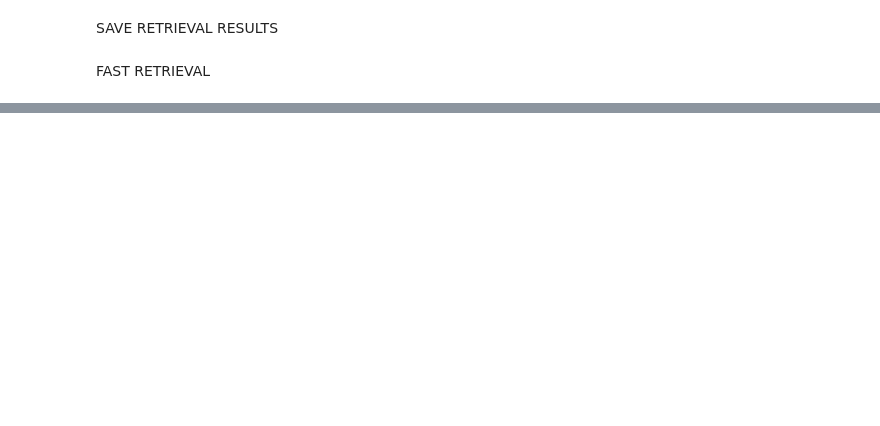
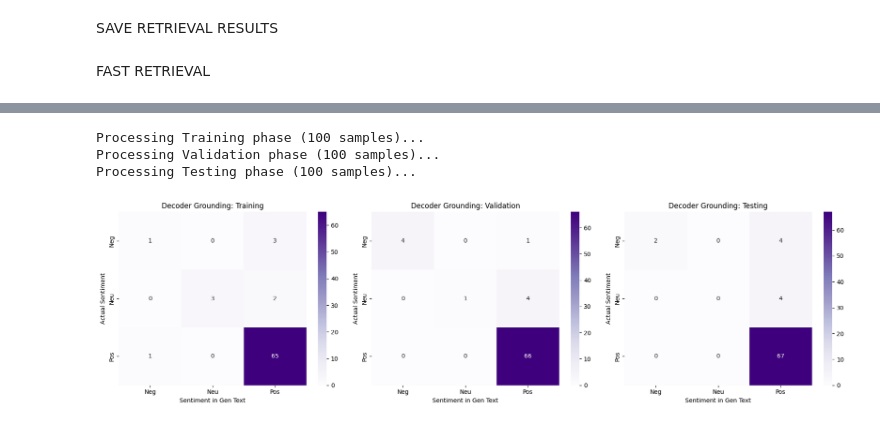
Before and after one commit to aneeqahabib/i23-2631-NLP-Assignment3, a Jupyter notebook: i232631-NLP-Assignment3.ipynb, the cells around one changed output, grey strips where cells are left out. Cells and saved outputs as stored; diff of their text form; code cells hidden in the pictures; blank space fills up the shorter version.

```diff
--- a/i232631-NLP-Assignment3.ipynb
+++ b/i232631-NLP-Assignment3.ipynb
@@ -536,0 +626,11 @@ def batch_retrieve(query_matrix, train_embeddings, k=5):
+# %%
+def build_input(row, retrieved):
+    context = "\n".join([r['text'] for r in retrieved])
+
+    text = f"[REVIEW] {row['text']}\n"
+    text += f"[SENTIMENT] {sentiment_to_text(row['sentiment'])}\n"
+    text += f"[LENGTH] {length_to_text(row['length_label'])}\n"
+    text += f"[RETRIEVED]\n{context}\n"
+    text += "[EXPLANATION]"
+
+    return text
@@ -536,0 +794,8 @@ def batch_retrieve(query_matrix, train_embeddings, k=5):
+# %%
+decoder = TransformerDecoder(len(vocab)).to(device)
+baseline_decoder = TransformerDecoder(len(vocab)).to(device)
+
+optimizer = torch.optim.Adam(decoder.parameters(), lr=1e-3)
+optimizer_base = torch.optim.Adam(baseline_decoder.parameters(), lr=1e-3)
+
+criterion = nn.CrossEntropyLoss(ignore_index=0)
@@ -536,0 +908,56 @@ def batch_retrieve(query_matrix, train_embeddings, k=5):
+# %%
+import pandas as pd
+import matplotlib.pyplot as plt
+import seaborn as sns
+from sklearn.metrics import confusion_matrix, classification_report
+
+def plot_decoder_phases(model, train_df, val_df, test_df, retrieval_train, retrieval_val, retrieval_test):
+    # Phases to evaluate
+    phases = [
+        ('Training', train_df, retrieval_train),
+        ('Validation', val_df, retrieval_val),
+        ('Testing', test_df, retrieval_test)
+    ]
+
+    fig, axes = plt.subplots(1, 3, figsize=(18, 5))
+    sentiment_labels = ['Neg', 'Neu', 'Pos']
+
+    for i, (name, df, retrieval) in enumerate(phases):
+        y_true, y_pred = [], []
+
+        # Sample 50-100 rows per phase to avoid long wait times
+        sample_size = min(100, len(df))
+        indices = np.random.choice(len(df), sample_size, replace=False)
+
+        print(f"Processing {name} phase ({sample_size} samples)...")
+
+        for idx in indices:
+            row = df.iloc[idx]
+            # Build input using your RAG template
+            inp = build_input(row, retrieval[idx])
+            gen_text = generate(model, inp)
+
+            pred_label = extract_sentiment_from_gen(gen_text)
+            if pred_label != -1:
+                y_true.append(row['sentiment'])
+                y_pred.append(pred_label)
+
+        # Generate Confusion Matrix
+        cm = confusion_matrix(y_true, y_pred, labels=[0, 1, 2])
+        sns.heatmap(cm, annot=True, fmt='d', cmap='Purples', ax=axes[i],
+                    xticklabels=sentiment_labels, yticklabels=sentiment_labels)
+        axes[i].set_title(f'Decoder Grounding: {name}')
+        axes[i].set_xlabel('Sentiment in Gen Text')
+        axes[i].set_ylabel('Actual Sentiment')
+
+    plt.tight_layout()
+    plt.show()
+
+# EXECUTE (Ensure your retrieval_results lists are ready)
+plot_decoder_phases(decoder, train_df, val_df, test_df,
+                    retrieval_results_train, retrieval_results_val, retrieval_results_test)
+# %% [output]
+Processing Training phase (100 samples)...
+Processing Validation phase (100 samples)...
+Processing Testing phase (100 samples)...
+[figure, added]
```
Also changed, not shown: parts of 48 cells of this notebook.
